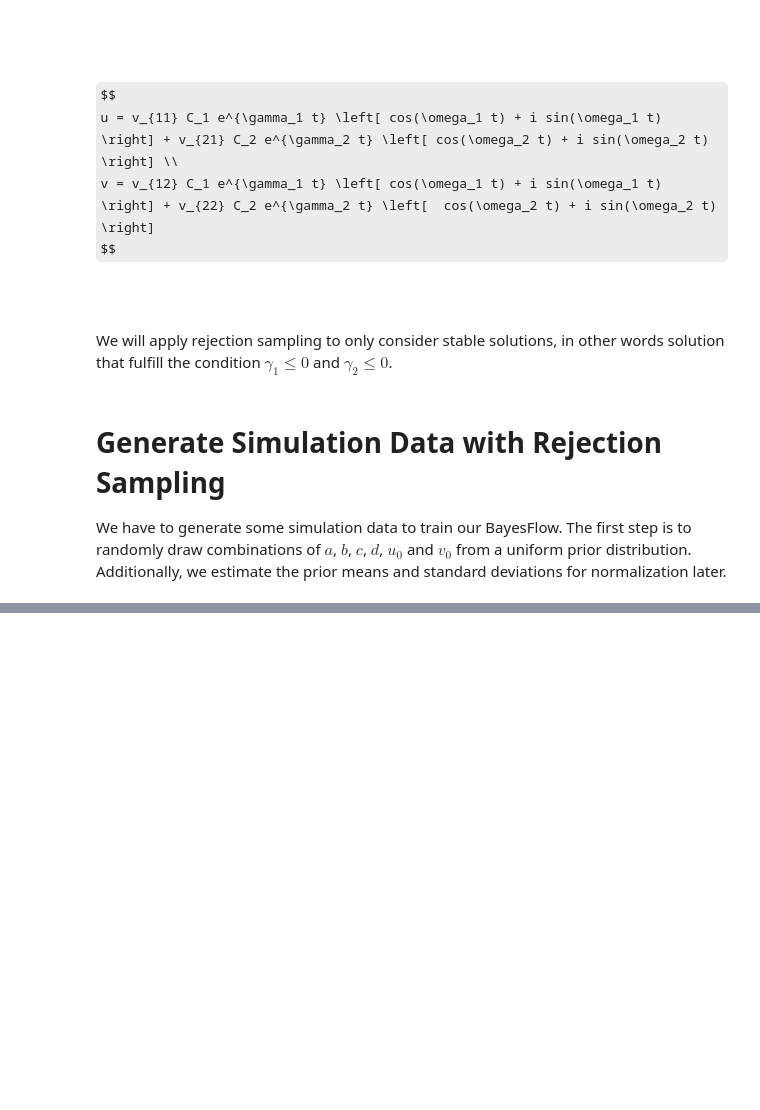
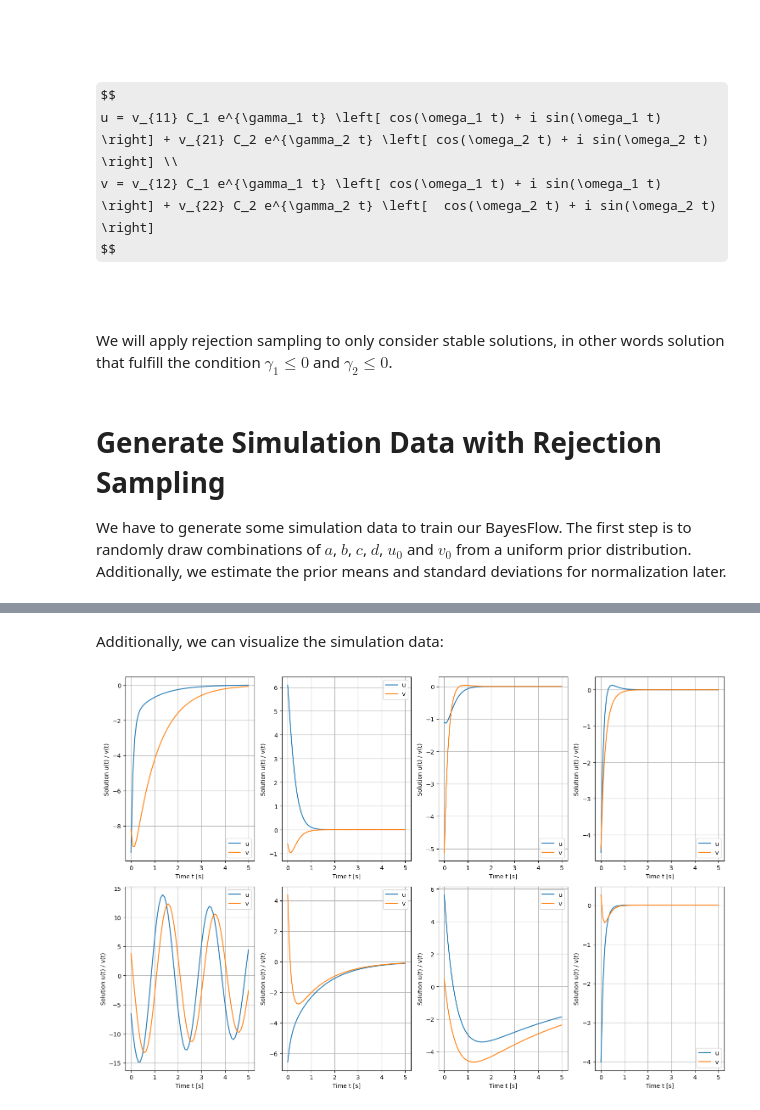
Before and after one commit to stefanradev93/BayesFlow, a Jupyter notebook: docs/source/tutorial_notebooks/Linear ODE system.ipynb, the cells around one changed output, grey strips where cells are left out. Saved outputs shown, nothing was run; the diff lists cells and outputs as text; code cells hidden in the pictures; some formulas as TeX source; blank space fills up the shorter version.

```diff
--- a/docs/source/tutorial_notebooks/Linear ODE system.ipynb
+++ b/docs/source/tutorial_notebooks/Linear ODE system.ipynb
@@ -163,0 +150,3 @@ INFO:root:No optional simulation batchable context provided.
+# %%
+time_points = np.linspace(0, 5, num=64)
+simulator = Simulator(simulator_fun=partial(linear_ode_solver, t=time_points))
@@ -163,0 +171,19 @@ INFO:root:No optional simulation batchable context provided.
+# %% [markdown]
+Additionally, we can visualize the simulation data:
+# %%
+sim_data = model(8)['sim_data']
+fig, ax = plt.subplots(2, 4, figsize=(15, 10))
+ax = ax.flat
+
+for i, data in enumerate(sim_data):
+    ax[i].plot(time_points, data[0, :], label='u')
+    ax[i].plot(time_points, data[1, :], label='v')
+    ax[i].set_xlabel("Time t [s]")
+    ax[i].set_ylabel("Solution u(t) / v(t)")
+    ax[i].grid(True)
+    ax[i].legend()
+
+plt.tight_layout()
+plt.show()
+# %% [output]
+[figure, added]
```
Also changed, not shown: parts of 10 cells of this notebook.
